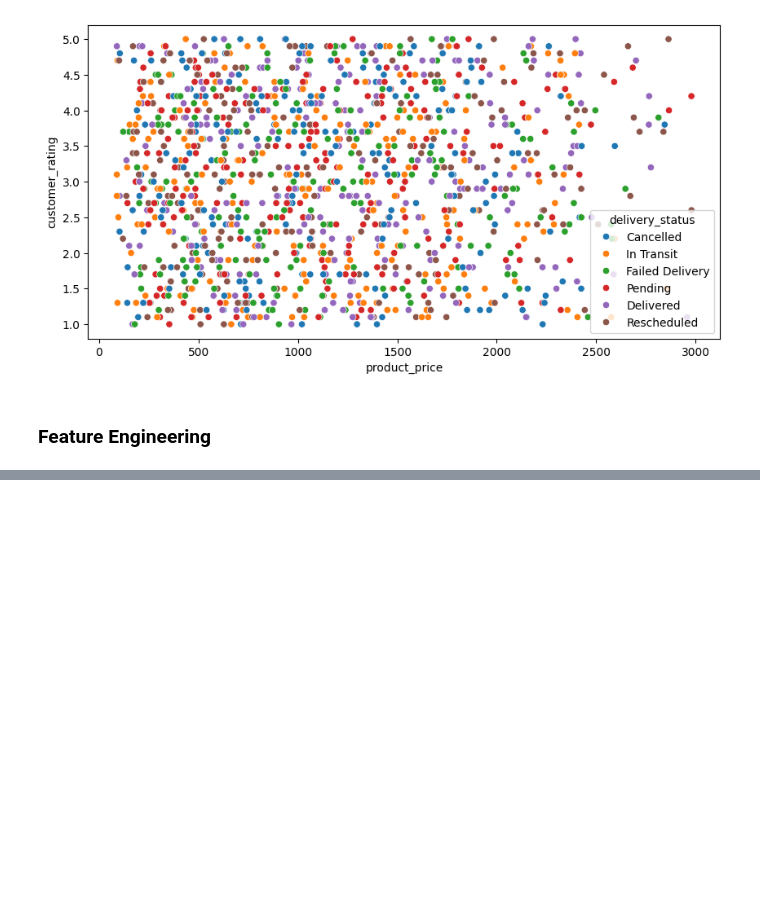
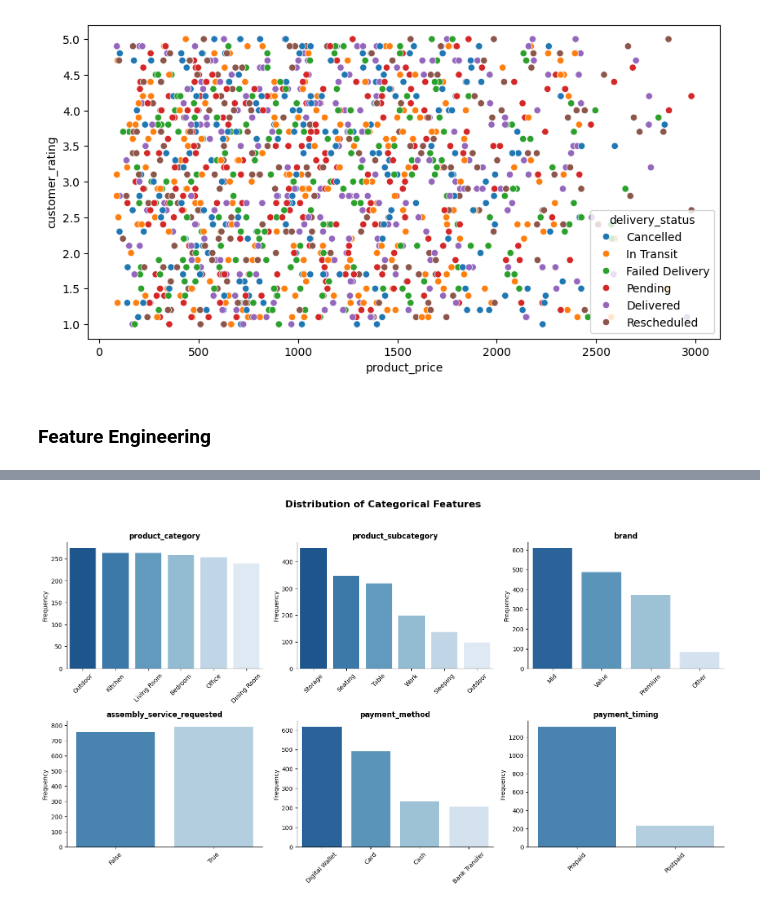
Before and after one commit to hemalmewan/Final-Project-ML-Group-12, a Jupyter notebook: EDA/eda.ipynb, the cells around one changed output, grey strips where cells are left out. Cells and saved outputs as stored; diff of their text form; code cells hidden in the pictures; blank space fills up the shorter version.

```diff
--- a/EDA/eda.ipynb
+++ b/EDA/eda.ipynb
@@ -287,0 +386,34 @@ X_test['payment_timing'] = X_test['payment_method'].apply(
+# %%
+## distribution for categorical variables
+# Get categorical features (excluding target)
+categorical_features = train_data.select_dtypes(include="object").columns.tolist()
+categorical_features.remove("delivery_status")
+
+# Create subplot grid
+fig, axes = plt.subplots(3, 3, figsize=(16, 12))
+axes = axes.flatten()
+
+# Loop through categorical features
+for index, var in enumerate(categorical_features):
+    # Prepare frequency table
+    table = train_data[var].value_counts().reset_index()
+    table.columns = [var, "count"]
+
+    # Plot bar chart
+    sns.barplot(data=table,x=var,y="count",ax=axes[index],palette="Blues_r")  # optional color palette
+
+    axes[index].set_title(var, fontsize=12, fontweight='bold')
+    axes[index].set_xlabel("")
+    axes[index].set_ylabel("Frequency")
+    axes[index].tick_params(axis='x', rotation=45)  # rotate labels for readability
+    sns.despine(ax=axes[index])
+
+# Hide extra axes if features < 9
+for j in range(index + 1, len(axes)):
+    fig.delaxes(axes[j])
+
+plt.suptitle("Distribution of Categorical Features", fontsize=16, fontweight='bold', y=1.02)
+plt.tight_layout()
+plt.show()
+# %% [output]
+[figure, added]
```
Also changed, not shown: parts of 11 cells of this notebook.
